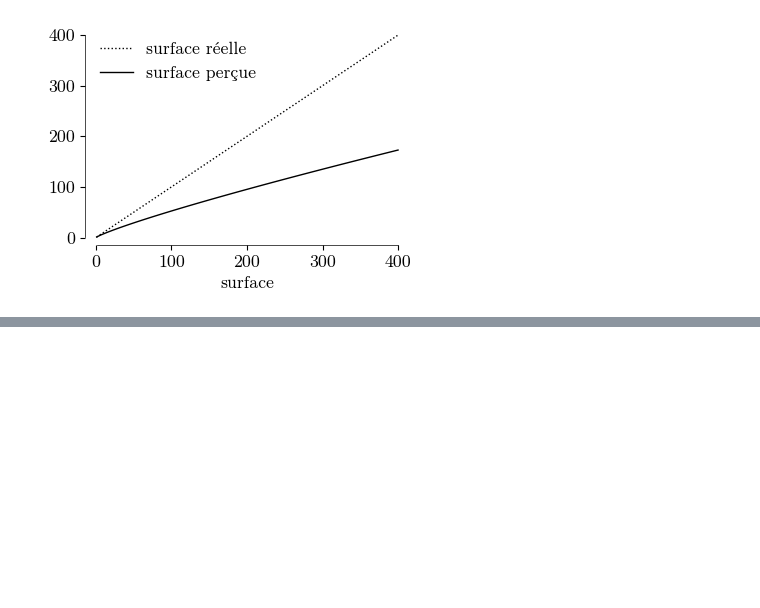
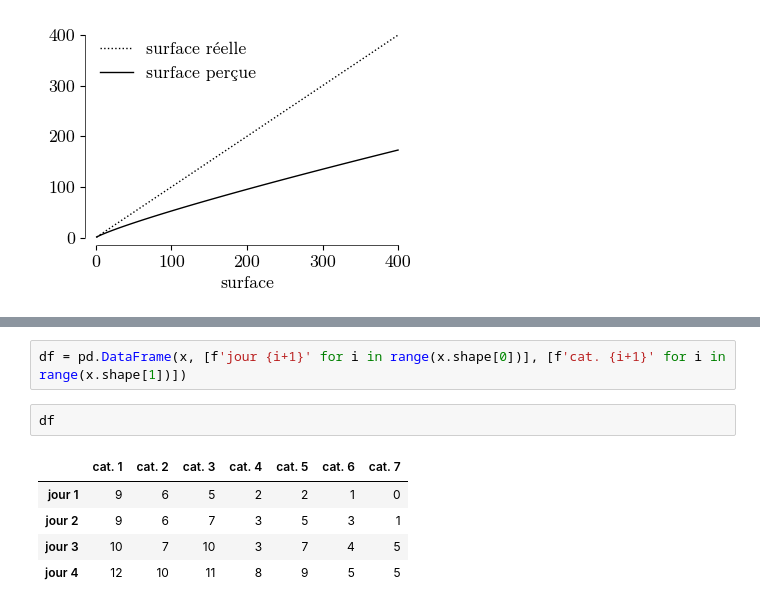
Before and after one commit to ninivert/abradatabra, a Jupyter notebook: graphs/comic1/comic1.ipynb, the cells around one changed output, grey strips where cells are left out. Drawn from its saved outputs; the diff is of its cells as text; blank space fills up the shorter version.

```diff
--- a/graphs/comic1/comic1.ipynb
+++ b/graphs/comic1/comic1.ipynb
@@ -280,0 +301,10 @@ fig.savefig('fig14.svg', transparent=True)
+# %%
+df = pd.DataFrame(x, [f'jour {i+1}' for i in range(x.shape[0])], [f'cat. {i+1}' for i in range(x.shape[1])])
+# %%
+df
+# %% [output]
+|  | cat. 1 | cat. 2 | cat. 3 | cat. 4 | cat. 5 | cat. 6 | cat. 7 |
+| jour 1 | 9 | 6 | 5 | 2 | 2 | 1 | 0 |
+| jour 2 | 9 | 6 | 7 | 3 | 5 | 3 | 1 |
+| jour 3 | 10 | 7 | 10 | 3 | 7 | 4 | 5 |
+| jour 4 | 12 | 10 | 11 | 8 | 9 | 5 | 5 |
```
Also changed, not shown: parts of 9 cells of this notebook, 19 other files.
